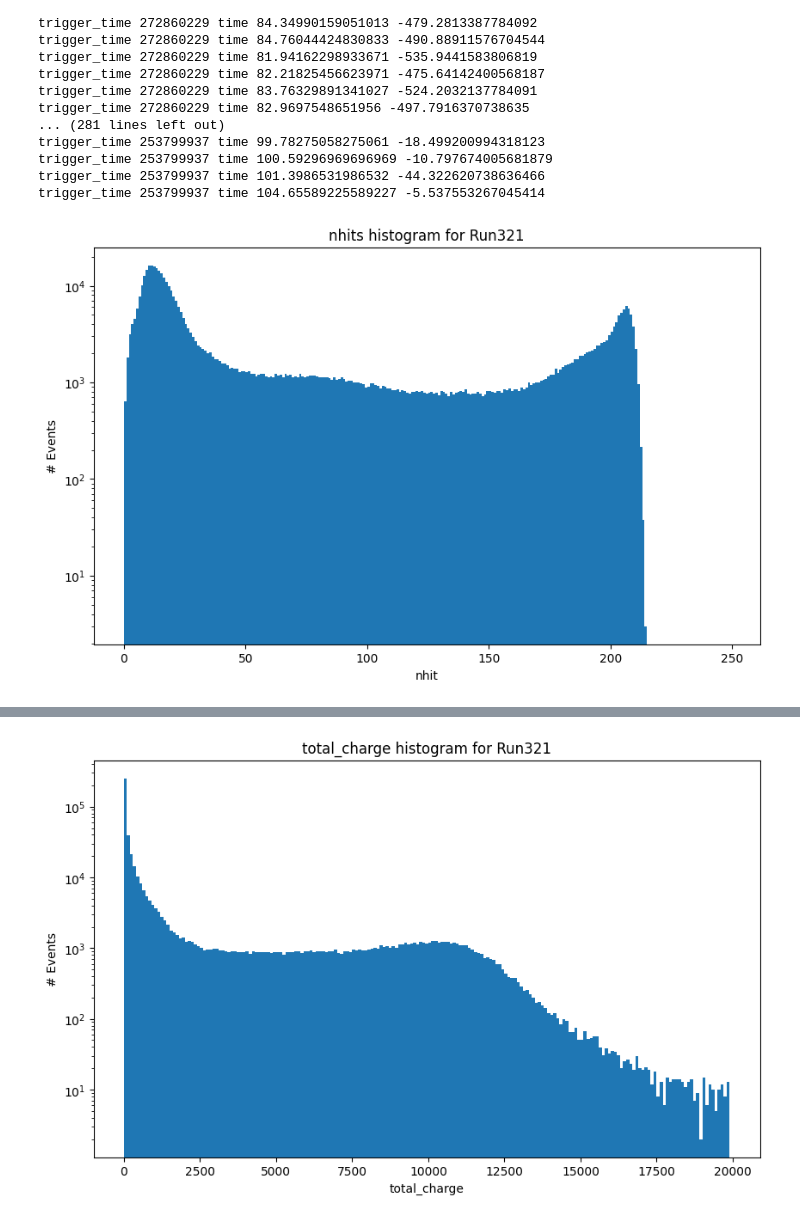
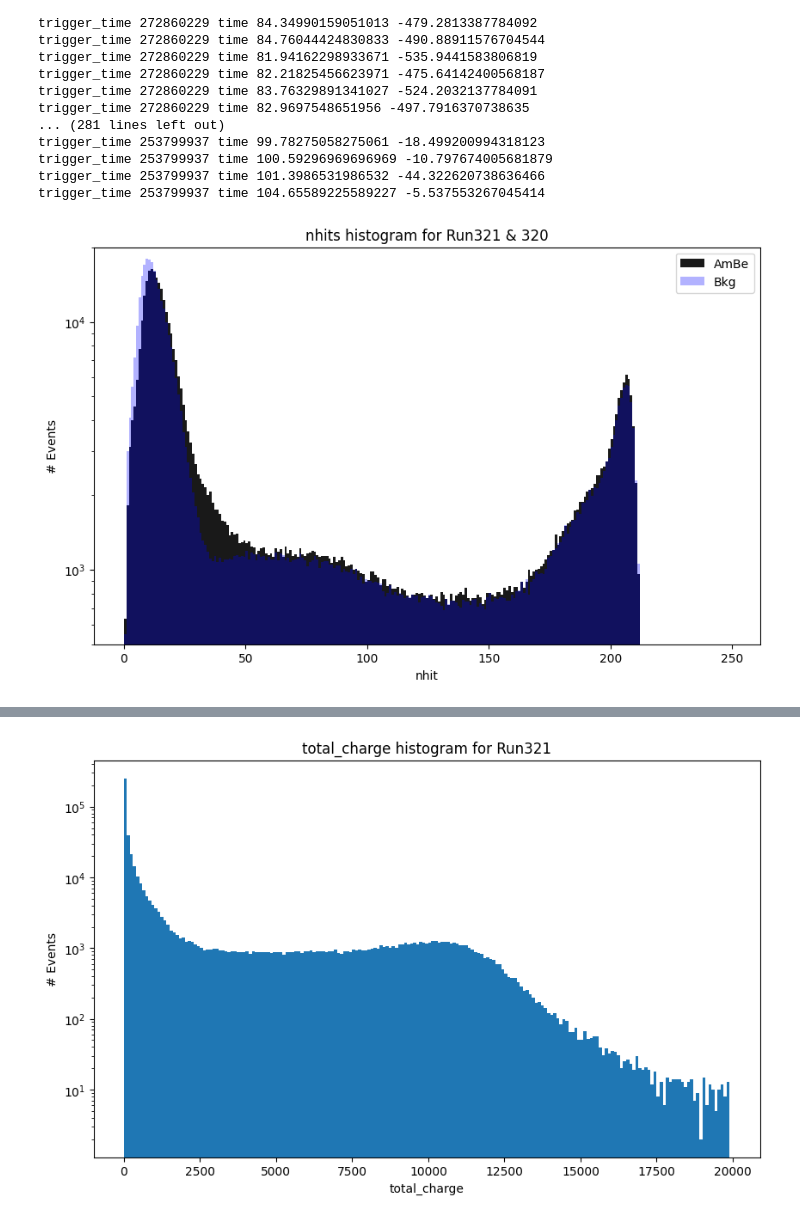
Before and after one commit to wtoslac/EosAnalyses, a Jupyter notebook: Wing/AmBeDataAnalysis.ipynb, the cells around one changed output, grey strips where cells are left out. Drawn from its saved outputs; the diff is of its cells as text; code cells hidden in the pictures.

```diff
--- a/Wing/AmBeDataAnalysis.ipynb
+++ b/Wing/AmBeDataAnalysis.ipynb
@@ -77,22 +77,29 @@ trigger_time 253799937 time 104.65589225589227 -5.537553267045414
 # %%
 ### Plot of nhits
 import ROOT
 import numpy as np
 import matplotlib.pyplot as plt
 import matplotlib.colors as colors
 import pandas as pd
 
 run_number = "321"
 
 rdf = ROOT.RDataFrame("events","/mnt/data/eos/run"+run_number+"/run"+run_number+".root")
 nhit = rdf.AsNumpy(columns=["nhit"])["nhit"]
 
+run_number2 = "320"
+rdfbkg = ROOT.RDataFrame("events","/mnt/data/eos/run"+run_number2+"/run"+run_number2+".root")
+nhitbkg = rdfbkg.AsNumpy(columns=["nhit"])["nhit"]
+
 plt.figure(figsize=(10,6))
-plt.hist(nhit,bins=range(0,250))
-plt.title("nhits histogram for Run"+run_number)
+plt.hist(nhit,bins=range(0,250),alpha=0.9,label="AmBe",color="black")
+plt.hist(nhitbkg,bins=range(0,250),alpha=0.3,label="Bkg",color="blue")
+plt.title("nhits histogram for Run"+run_number+" & "+run_number2)
 plt.xlabel("nhit")
 plt.ylabel("# Events")
 plt.yscale('log')
+plt.ylim(500,20000)
+plt.legend()
 plt.show()
 # %% [output]
-[figure, old version]
+[figure, new version]
```
Also changed, not shown: parts of 9 cells of this notebook, 2 other files.
